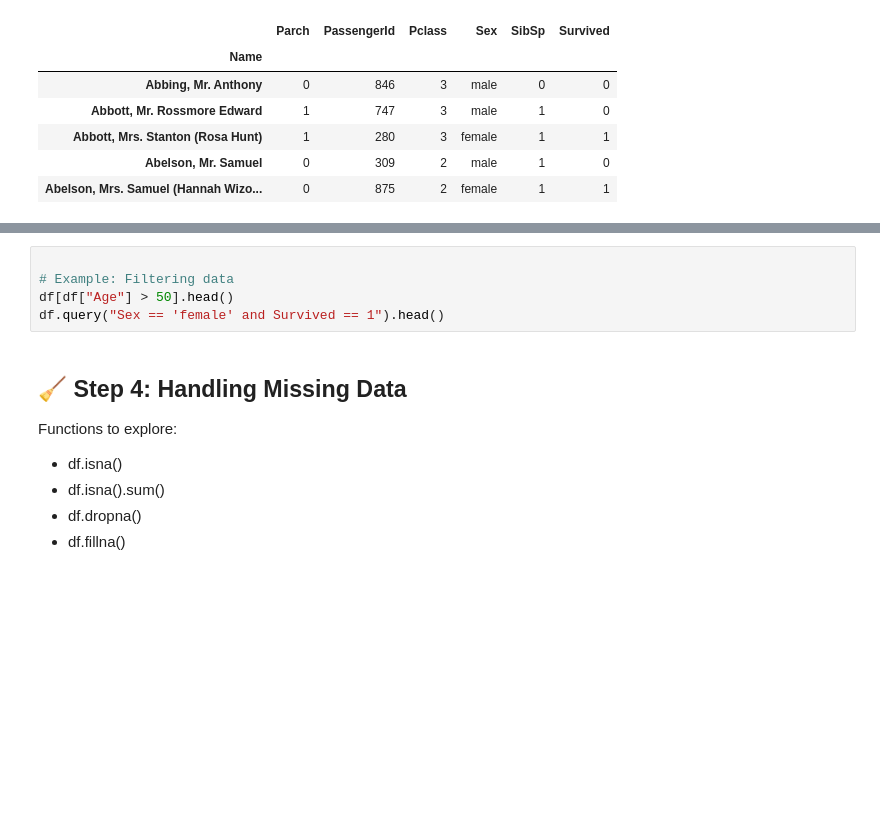
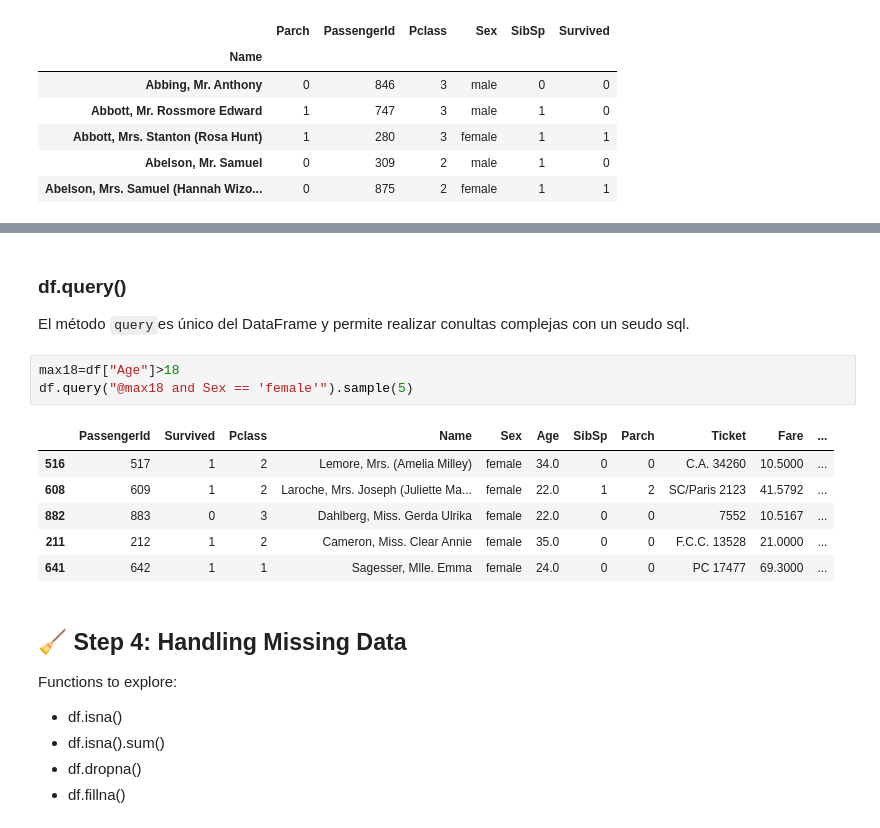
Before and after one commit to franpelirrojo/api_exploration_titanic, a Jupyter notebook: Titanic_Pandas_Practice_Notebook.ipynb, the cells around one changed output, grey strips where cells are left out. Cells and saved outputs as stored; diff of their text form; blank space fills up the shorter version.

```diff
--- a/Titanic_Pandas_Practice_Notebook.ipynb
+++ b/Titanic_Pandas_Practice_Notebook.ipynb
@@ -350,8 +377,16 @@ Functions to explore:
+# %% [markdown]
+### df.query()
+El método `query`es único del DataFrame y permite realizar conultas complejas con un seudo sql.
 # %%
-
-# Example: Filtering data
-df[df["Age"] > 50].head()
-df.query("Sex == 'female' and Survived == 1").head()
+max18=df["Age"]>18
+df.query("@max18 and Sex == 'female'").sample(5)
+# %% [output]
+|  | PassengerId | Survived | Pclass | Name | Sex | Age | SibSp | Parch | Ticket | Fare | ... |
+| 516 | 517 | 1 | 2 | Lemore, Mrs. (Amelia Milley) | female | 34.0 | 0 | 0 | C.A. 34260 | 10.5000 | ... |
+| 608 | 609 | 1 | 2 | Laroche, Mrs. Joseph (Juliette Ma... | female | 22.0 | 1 | 2 | SC/Paris 2123 | 41.5792 | ... |
+| 882 | 883 | 0 | 3 | Dahlberg, Miss. Gerda Ulrika | female | 22.0 | 0 | 0 | 7552 | 10.5167 | ... |
+| 211 | 212 | 1 | 2 | Cameron, Miss. Clear Annie | female | 35.0 | 0 | 0 | F.C.C. 13528 | 21.0000 | ... |
+| 641 | 642 | 1 | 1 | Sagesser, Mlle. Emma | female | 24.0 | 0 | 0 | PC 17477 | 69.3000 | ... |
 # %% [markdown]
 
 ## 🧹 Step 4: Handling Missing Data
```
Also changed, not shown: parts of 9 cells of this notebook.
